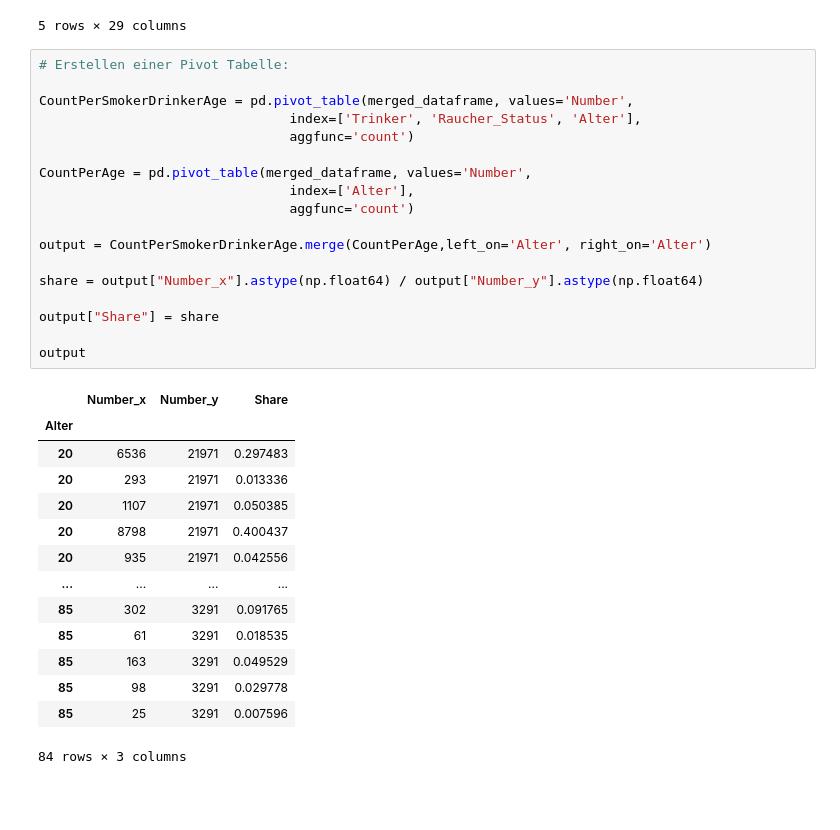
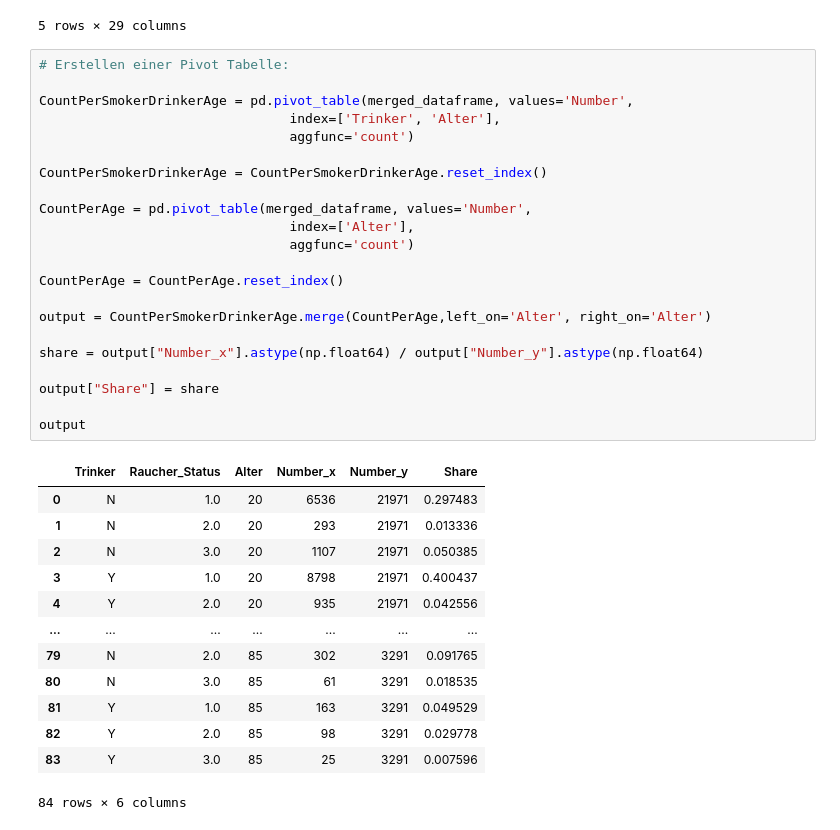
Before and after one commit to SebastianGrab/DataAnalyticsWS23-24, a Jupyter notebook: Projektarbeit/Aufgaben/Projektarbeit_A3.ipynb, the cells around one changed output. Cells and saved outputs as stored; diff of their text form; blank space fills up the shorter version.

```diff
--- a/Projektarbeit/Aufgaben/Projektarbeit_A3.ipynb
+++ b/Projektarbeit/Aufgaben/Projektarbeit_A3.ipynb
@@ -63,34 +63,37 @@ merged_dataframe.head()
 # %%
 # Erstellen einer Pivot Tabelle:
 
 CountPerSmokerDrinkerAge = pd.pivot_table(merged_dataframe, values='Number',
-                                index=['Trinker', 'Raucher_Status', 'Alter'],
+                                index=['Trinker', 'Alter'],
                                 aggfunc='count')
+
+CountPerSmokerDrinkerAge = CountPerSmokerDrinkerAge.reset_index()
 
 CountPerAge = pd.pivot_table(merged_dataframe, values='Number',
                                 index=['Alter'],
                                 aggfunc='count')
+
+CountPerAge = CountPerAge.reset_index()
 
 output = CountPerSmokerDrinkerAge.merge(CountPerAge,left_on='Alter', right_on='Alter')
 
 share = output["Number_x"].astype(np.float64) / output["Number_y"].astype(np.float64)
 
 output["Share"] = share
 
 output
 # %% [output]
-|  | Number_x | Number_y | Share |
-| Alter |  |  |  |
-| 20 | 6536 | 21971 | 0.297483 |
-| 20 | 293 | 21971 | 0.013336 |
-| 20 | 1107 | 21971 | 0.050385 |
-| 20 | 8798 | 21971 | 0.400437 |
-| 20 | 935 | 21971 | 0.042556 |
-| ... | ... | ... | ... |
-| 85 | 302 | 3291 | 0.091765 |
-| 85 | 61 | 3291 | 0.018535 |
-| 85 | 163 | 3291 | 0.049529 |
-| 85 | 98 | 3291 | 0.029778 |
-| 85 | 25 | 3291 | 0.007596 |
+|  | Trinker | Raucher_Status | Alter | Number_x | Number_y | Share |
+| 0 | N | 1.0 | 20 | 6536 | 21971 | 0.297483 |
+| 1 | N | 2.0 | 20 | 293 | 21971 | 0.013336 |
+| 2 | N | 3.0 | 20 | 1107 | 21971 | 0.050385 |
+| 3 | Y | 1.0 | 20 | 8798 | 21971 | 0.400437 |
+| 4 | Y | 2.0 | 20 | 935 | 21971 | 0.042556 |
+| ... | ... | ... | ... | ... | ... | ... |
+| 79 | N | 2.0 | 85 | 302 | 3291 | 0.091765 |
+| 80 | N | 3.0 | 85 | 61 | 3291 | 0.018535 |
+| 81 | Y | 1.0 | 85 | 163 | 3291 | 0.049529 |
+| 82 | Y | 2.0 | 85 | 98 | 3291 | 0.029778 |
+| 83 | Y | 3.0 | 85 | 25 | 3291 | 0.007596 |
-84 rows × 3 columns
+84 rows × 6 columns
 # %%
```
Also changed, not shown: parts of 2 cells of this notebook.
